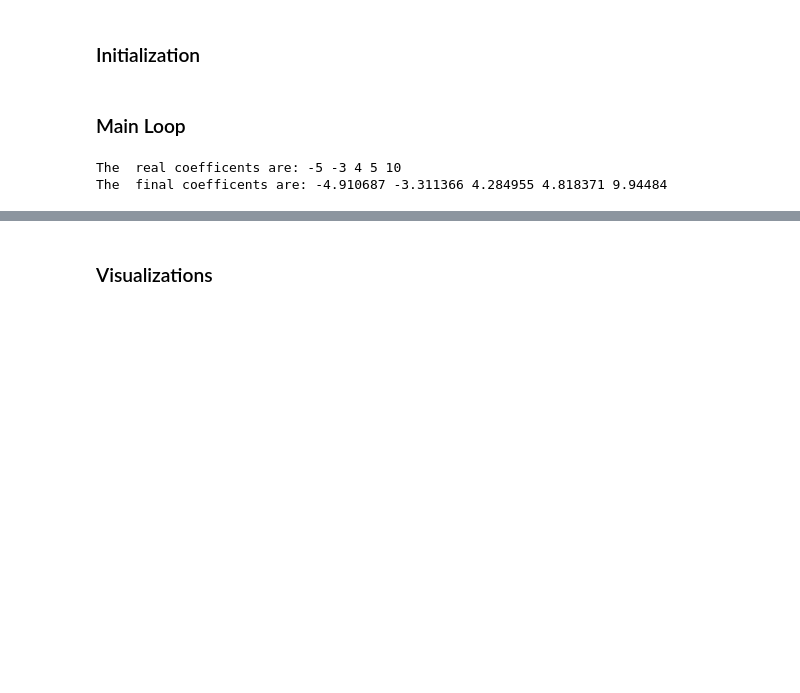
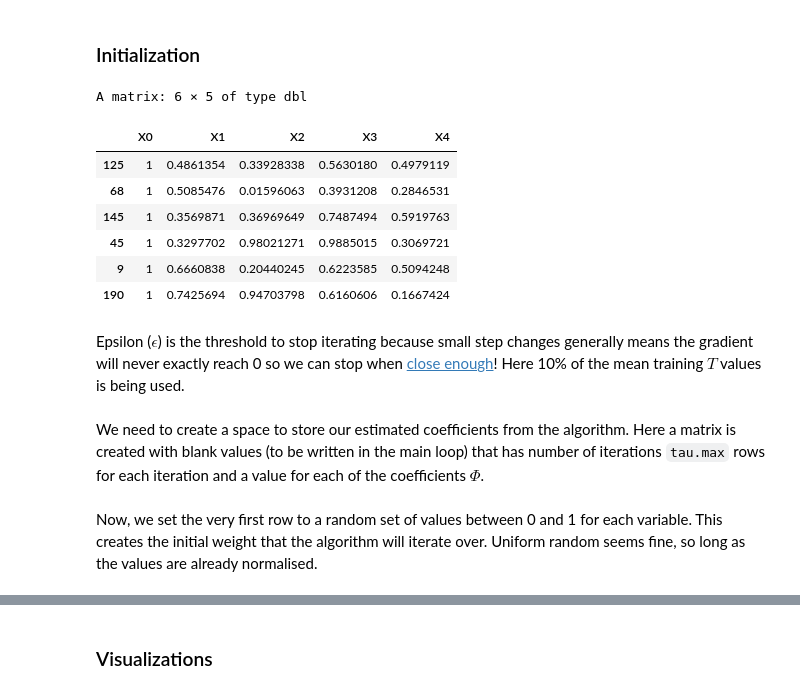
Before and after one commit to borhan-kazimipour/FIT5201, a Jupyter notebook: Activity2/Activity.2.1.ipynb, the cells around one changed output, grey strips where cells are left out. Saved outputs shown, nothing was run; the diff lists cells and outputs as text; code cells hidden in the pictures; blank space fills up the shorter version.

```diff
--- a/Activity2/Activity.2.1.ipynb
+++ b/Activity2/Activity.2.1.ipynb
@@ -88,40 +153,0 @@ terminate <- FALSE
-# %% [markdown]
-### Main Loop
-# %%
-while(!terminate){
-    # check termination criteria:
-    terminate <- tau >= tau.max | error_func(Phi, W[tau,],T)<=epsilon
-
-    # shuffle data:
-    train.index <- sample(1:train.len, train.len, replace = FALSE)
-    Phi <- Phi[train.index,]
-    T <- T[train.index]
-
-    # for each datapoint:
-    for (i in 1:train.len){
-        # check termination criteria:
-        if (tau >= tau.max | error_func(Phi, W[tau,],T)<=epsilon) {terminate<-TRUE;break}
-
-        t_pred = predict_func(Phi[i,], W[tau,])
-        # for each coefficient:
-        for (j in 1: ncol(W)){
-            # update the coefficient:
-            W[(tau+1),j] <- W[tau,j] + eta * (T[i]-t_pred) * Phi[i,j]
-        }
-
-        # record the error:
-        error[tau, 'train'] <- error_func(as.matrix(cbind(1, train.data)), W[tau,],train.label)
-        error[tau, 'test'] <- error_func(as.matrix(cbind(1, test.data)), W[tau,],test.label)
-
-        # update the counter:
-        tau <- tau + 1
-    }
-}
-error.m <- melt(error[1:tau,], id='tau')
-
-# the  final result is:
-w <- W[tau,]
-cat('The  real coefficents are:',coeff,'\nThe  final coefficents are:',w)
-# %% [output]
-The  real coefficents are: -5 -3 4 5 10
-The  final coefficents are: -4.910687 -3.311366 4.284955 4.818371 9.94484
@@ -127,0 +159,17 @@ The  final coefficents are: -4.910687 -3.311366 4.284955 4.818371 9.94484
+# %%
+# project data using a basis function (identical here)
+# this adds a column of 1 as phi_0 because we define phi_0(x):=1 as a dummy basis function
+Phi <- as.matrix(cbind('X0'=1, train.data))
+head(Phi)
+# %% [output]
+A matrix: 6 × 5 of type dbl
+|  | X0 | X1 | X2 | X3 | X4 |
+| 125 | 1 | 0.4861354 | 0.33928338 | 0.5630180 | 0.4979119 |
+| 68 | 1 | 0.5085476 | 0.01596063 | 0.3931208 | 0.2846531 |
+| 145 | 1 | 0.3569871 | 0.36969649 | 0.7487494 | 0.5919763 |
+| 45 | 1 | 0.3297702 | 0.98021271 | 0.9885015 | 0.3069721 |
+| 9 | 1 | 0.6660838 | 0.20440245 | 0.6223585 | 0.5094248 |
+| 190 | 1 | 0.7425694 | 0.94703798 | 0.6160606 | 0.1667424 |
+# %% [markdown]
+Epsilon ($\epsilon$) is the threshold to stop iterating because small step changes generally means the gradient will never exactly reach 0 so we can stop when [close enough](https://mashimo.wordpress.com/2014/03/09/gradient-descent/)!
+Here 10% of the mean training $T$ values is being used.
@@ -127,0 +179,2 @@ The  final coefficents are: -4.910687 -3.311366 4.284955 4.818371 9.94484
+# %% [markdown]
+We need to create a space to store our estimated coefficients from the algorithm. Here a matrix is created with blank values (to be written in the main loop) that has number of iterations `tau.max` rows for each iteration and a value for each of the coefficients $\Phi$.
@@ -127,0 +184,2 @@ The  final coefficents are: -4.910687 -3.311366 4.284955 4.818371 9.94484
+# %% [markdown]
+Now, we set the very first row to a random set of values between 0 and 1 for each variable. This creates the initial weight that the algorithm will iterate over. Uniform random seems fine, so long as the values are already normalised.
```
Also changed, not shown: parts of 37 cells of this notebook.
